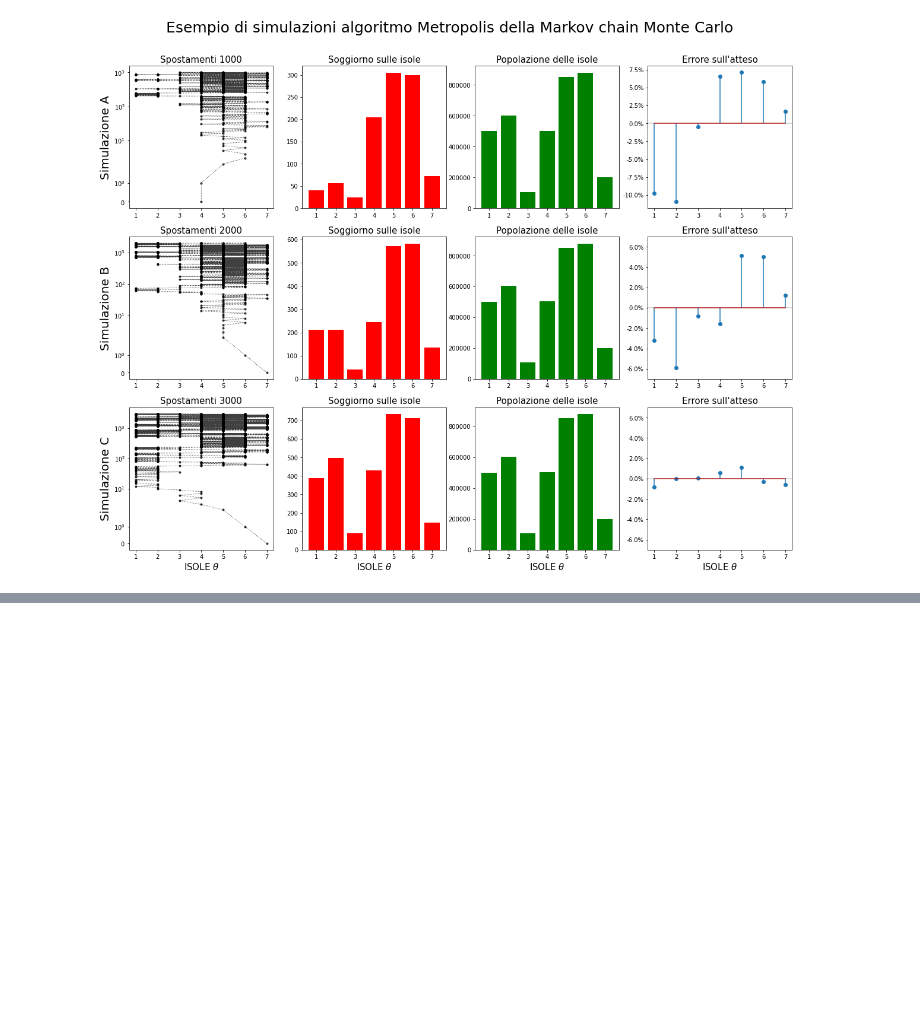
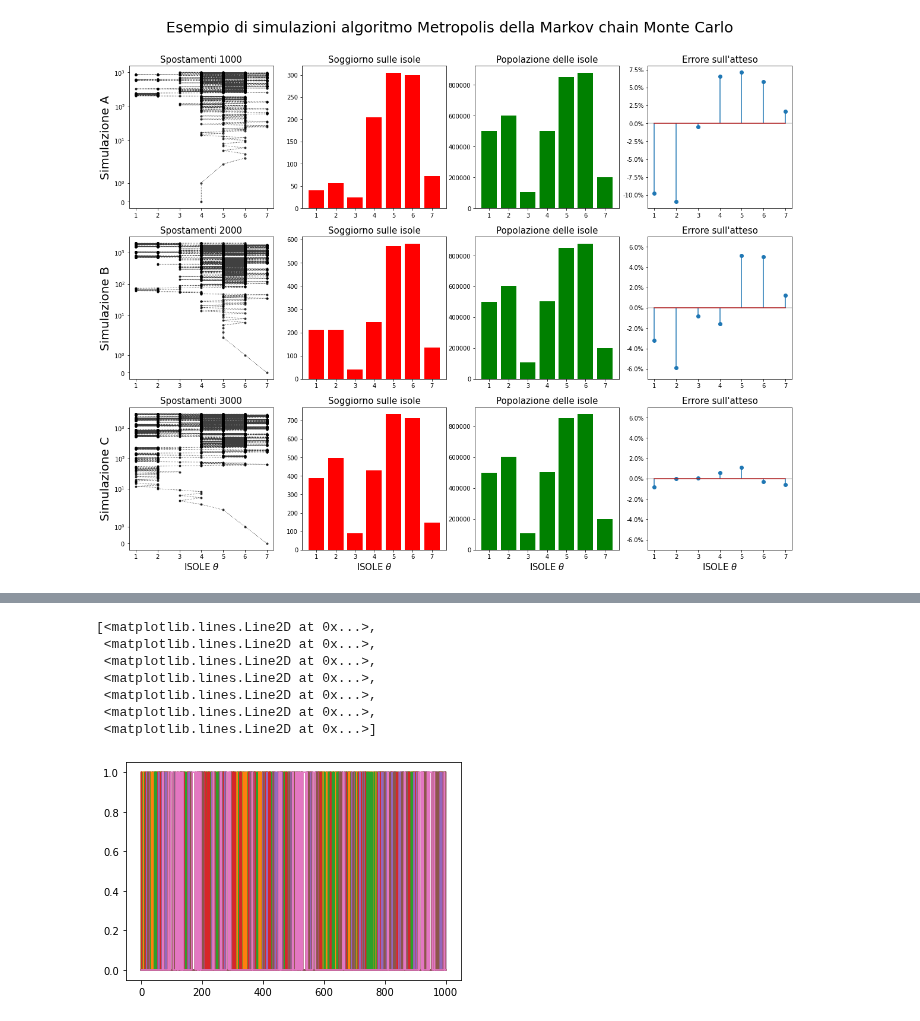
Before and after one commit to maxdevblock/covid-19-italy, a Jupyter notebook: OLD/accadere/isole.ipynb, the cells around one changed output, grey strips where cells are left out. Cells and saved outputs as stored; diff of their text form; code cells hidden in the pictures; blank space fills up the shorter version.

```diff
--- a/OLD/accadere/isole.ipynb
+++ b/OLD/accadere/isole.ipynb
@@ -461,0 +485,15 @@ _isole
+# %%
+z = np.zeros(7)
+z[3] = 1
+
+random_walk = [z]
+positions = sps.rv_discrete(values=(theta, Ptheta)).rvs(size=1000)
+for position in positions:
+    z = np.zeros(7)
+    random_move = np.random.randint(-1, 2)
+    last_position = random_walk[-1].argmax()
+    new_position = abs(last_position+random_move)
+    if new_position > 6:
+        new_position = 6
+    z[new_position] = 1
+    random_walk.append(z)
@@ -461,0 +520,11 @@ _isole
+# %%
+plt.plot(random_walk)
+# %% [output]
+[<matplotlib.lines.Line2D at 0x...>,
+ <matplotlib.lines.Line2D at 0x...>,
+ <matplotlib.lines.Line2D at 0x...>,
+ <matplotlib.lines.Line2D at 0x...>,
+ <matplotlib.lines.Line2D at 0x...>,
+ <matplotlib.lines.Line2D at 0x...>,
+ <matplotlib.lines.Line2D at 0x...>]
+[figure, added]
```
Also changed, not shown: parts of 6 cells of this notebook, 1 other file.
